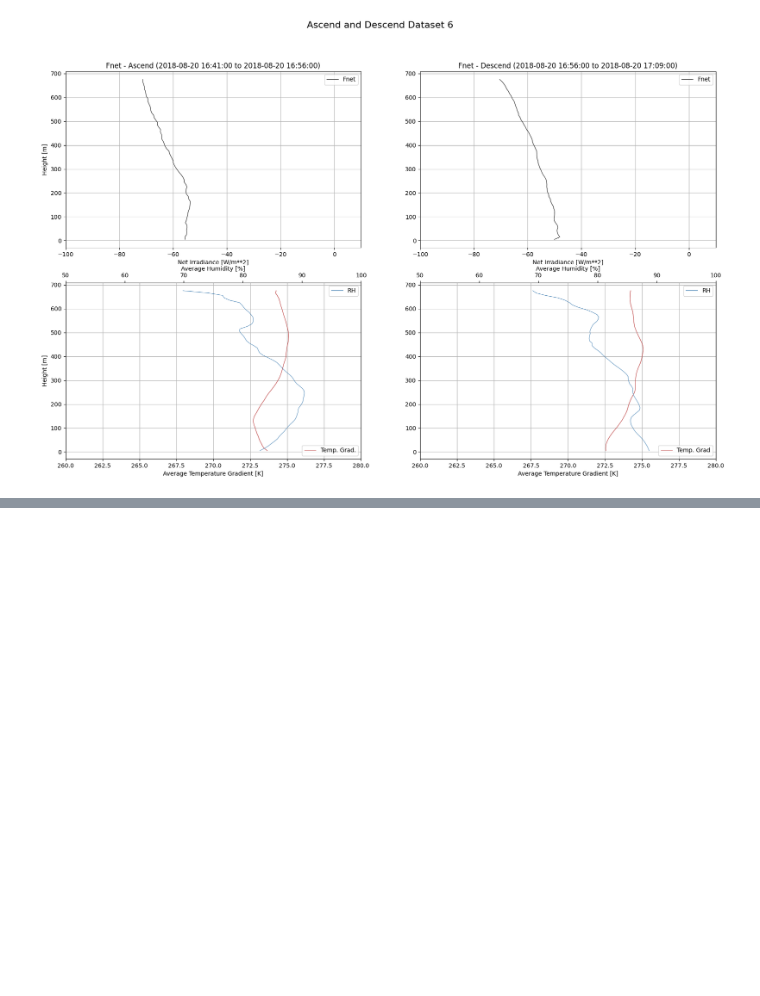
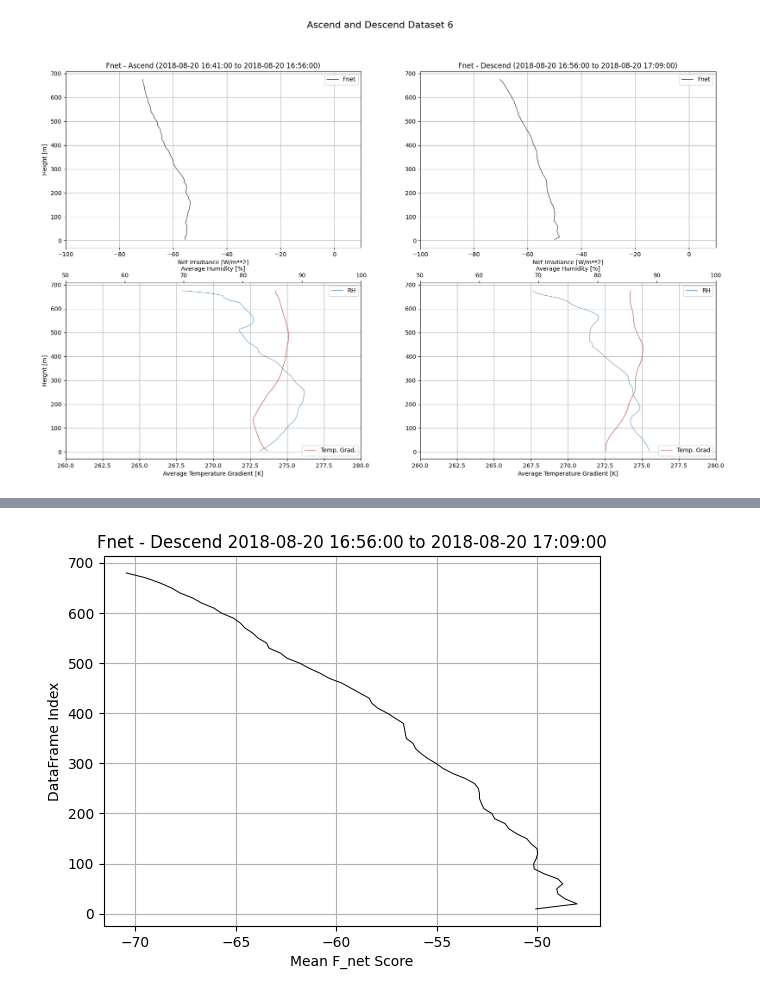
Before and after one commit to JaKopf2000/thesis, a Jupyter notebook: notebook.ipynb, the cells around one changed output, grey strips where cells are left out. Saved outputs shown, nothing was run; the diff lists cells and outputs as text; code cells hidden in the pictures; blank space fills up the shorter version.

```diff
--- a/notebook.ipynb
+++ b/notebook.ipynb
@@ -149,0 +129,10 @@ DataFrame split 1 with 'F_net':
+# %%
+mean_scores_desc = [df['F_net'].mean() for df in split_dfs_with_f_net_desc]
+mid_points_desc = calc_mid_points(split_dfs_with_f_net_desc, asc=False)
+
+create_plot_fnet(dataframe=df_desc,
+                 mean_scores=mean_scores_desc,
+                 mid_points=mid_points_desc,
+                 direction='Descend')
+# %% [output]
+[figure, added]
```
Also changed, not shown: parts of 14 cells of this notebook, 1 other file.
